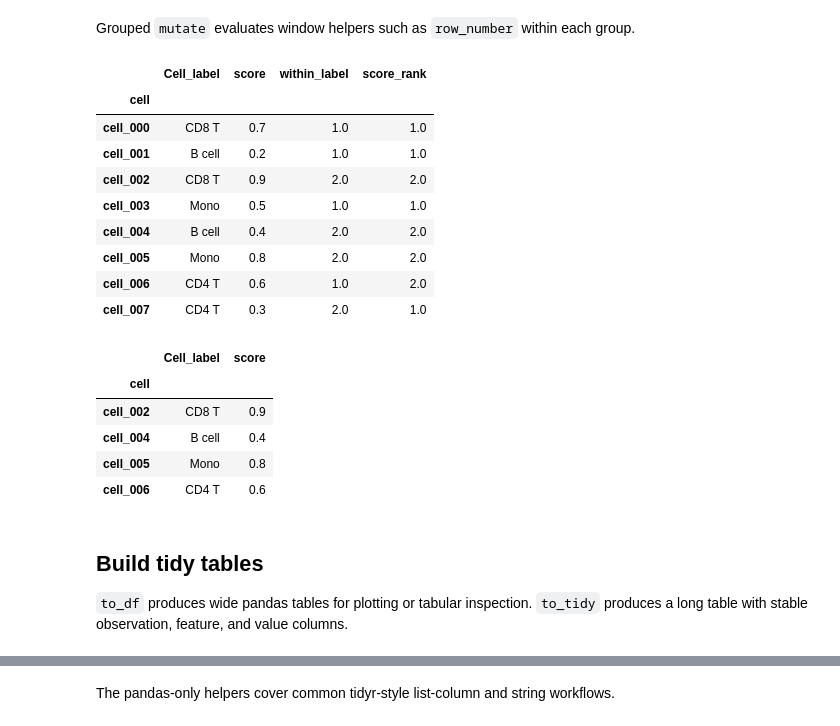
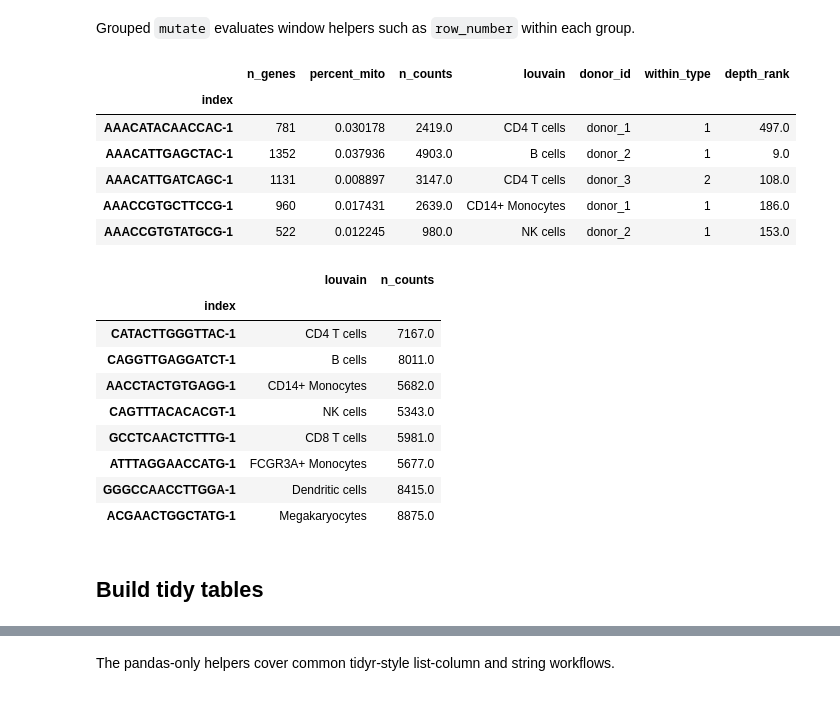
Before and after one commit to mdmanurung/annplyr, a Jupyter notebook: docs/notebooks/all_of_annplyr.ipynb, the cells around one changed output, grey strips where cells are left out. Saved outputs shown, nothing was run; the diff lists cells and outputs as text; code cells hidden in the pictures.

```diff
--- a/docs/notebooks/all_of_annplyr.ipynb
+++ b/docs/notebooks/all_of_annplyr.ipynb
@@ -38,5 +41,9 @@ type is easy to inspect.
 # %%
-import annplyr as ap
 import numpy as np
 import pandas as pd
-from anndata import AnnData
+import scanpy as sc
+
+import annplyr as ap
+
+adata = sc.datasets.pbmc3k_processed()
+adata
@@ -123,14 +66,12 @@ Clinical and experimental annotations commonly live in a separate one-row-per-do
 # %%
+adata.obs["donor_id"] = [f"donor_{i % 3 + 1}" for i in range(adata.n_obs)]
+
 donor_table = pd.DataFrame(
     {
-        "donor_id": ["AML1", "AML2", "AML3"],
-        "treatment": ["baseline", "induction", "baseline"],
+        "donor_id": ["donor_1", "donor_2", "donor_3"],
+        "condition": ["control", "stimulated", "stimulated"],
     }
 )
 
-joined = adata.ap.left_join(
-    donor_table,
-    by="donor_id",
-    relationship="many-to-one",
-)
-joined.obs[["donor_id", "disease", "treatment"]].head()
+joined = adata.ap.left_join(donor_table, by="donor_id", relationship="many-to-one")
+joined.obs[["louvain", "donor_id", "condition"]].head()
@@ -391,4 +323,4 @@ adata.ap.summarize(
 # %%
-grouped = adata.ap.group_by(obs="Cell_label")
+grouped = adata.ap.group_by(obs="louvain")
 grouped.group_keys()
 # %% [output]
@@ -421,34 +353,31 @@ grouped.count(sort=True)
 # %% [markdown]
 Grouped `mutate` evaluates window helpers such as `row_number` within each group.
 # %%
-grouped.mutate(obs={"within_label": ap.row_number(), "score_rank": ap.min_rank("score")}).ungroup().obs[
-    ["Cell_label", "score", "within_label", "score_rank"]
-]
+grouped.mutate(
+    obs={"within_type": ap.row_number(), "depth_rank": ap.min_rank("n_counts", descending=True)}
+).ungroup().obs.head()
 # %% [output]
-|  | Cell_label | score | within_label | score_rank |
-| cell |  |  |  |  |
-| cell_000 | CD8 T | 0.7 | 1.0 | 1.0 |
-| cell_001 | B cell | 0.2 | 1.0 | 1.0 |
-| cell_002 | CD8 T | 0.9 | 2.0 | 2.0 |
-| cell_003 | Mono | 0.5 | 1.0 | 1.0 |
-| cell_004 | B cell | 0.4 | 2.0 | 2.0 |
-| cell_005 | Mono | 0.8 | 2.0 | 2.0 |
-| cell_006 | CD4 T | 0.6 | 1.0 | 2.0 |
-| cell_007 | CD4 T | 0.3 | 2.0 | 1.0 |
+|  | n_genes | percent_mito | n_counts | louvain | donor_id | within_type | depth_rank |
+| index |  |  |  |  |  |  |  |
+| AAACATACAACCAC-1 | 781 | 0.030178 | 2419.0 | CD4 T cells | donor_1 | 1 | 497.0 |
+| AAACATTGAGCTAC-1 | 1352 | 0.037936 | 4903.0 | B cells | donor_2 | 1 | 9.0 |
+| AAACATTGATCAGC-1 | 1131 | 0.008897 | 3147.0 | CD4 T cells | donor_3 | 2 | 108.0 |
+| AAACCGTGCTTCCG-1 | 960 | 0.017431 | 2639.0 | CD14+ Monocytes | donor_1 | 1 | 186.0 |
+| AAACCGTGTATGCG-1 | 522 | 0.012245 | 980.0 | NK cells | donor_2 | 1 | 153.0 |
 # %%
-grouped.slice_max(ap.col("score"), n=1).ungroup().obs[["Cell_label", "score"]]
+grouped.slice_max(ap.col("n_counts"), n=1).ungroup().obs[["louvain", "n_counts"]]
 # %% [output]
-|  | Cell_label | score |
-| cell |  |  |
-| cell_002 | CD8 T | 0.9 |
-| cell_004 | B cell | 0.4 |
-| cell_005 | Mono | 0.8 |
-| cell_006 | CD4 T | 0.6 |
+|  | louvain | n_counts |
+| index |  |  |
+| CATACTTGGGTTAC-1 | CD4 T cells | 7167.0 |
+| CAGGTTGAGGATCT-1 | B cells | 8011.0 |
+| AACCTACTGTGAGG-1 | CD14+ Monocytes | 5682.0 |
+| CAGTTTACACACGT-1 | NK cells | 5343.0 |
+| GCCTCAACTCTTTG-1 | CD8 T cells | 5981.0 |
+| ATTTAGGAACCATG-1 | FCGR3A+ Monocytes | 5677.0 |
+| GGGCCAACCTTGGA-1 | Dendritic cells | 8415.0 |
+| ACGAACTGGCTATG-1 | Megakaryocytes | 8875.0 |
-# %% [markdown]
-## Build tidy tables
-
-`to_df` produces wide pandas tables for plotting or tabular inspection.
-`to_tidy` produces a long table with stable observation, feature, and value
-columns.
+# %% [markdown]
+## Build tidy tables
 # %%
 adata.ap.to_df(
```
Also changed, not shown: parts of 61 cells of this notebook, 2 other files.
